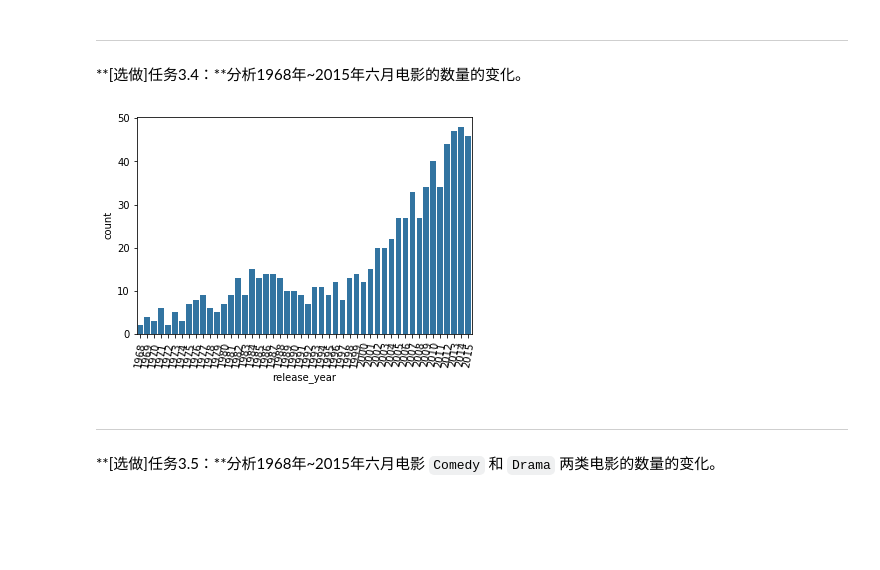
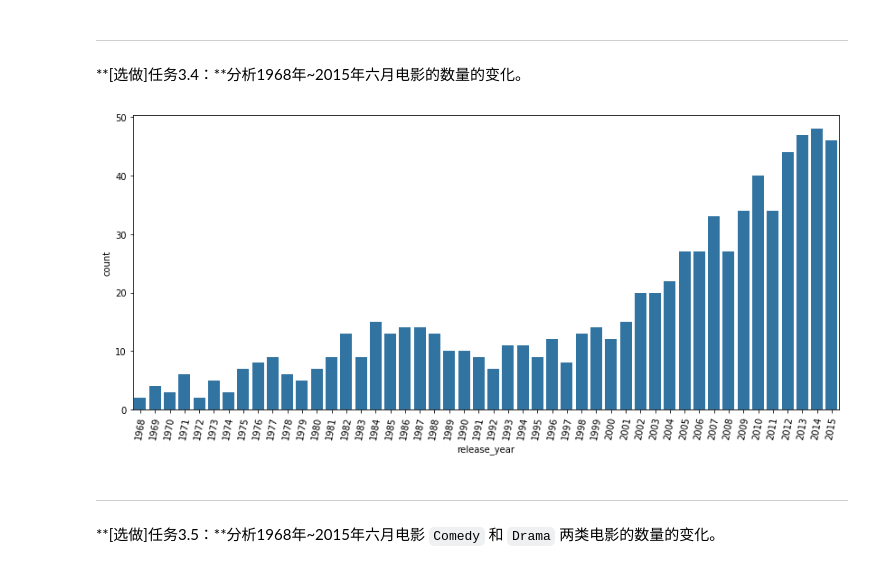
Before and after one commit to zhangyou646/udcity, a Jupyter notebook: P2_Explore_Movie_Dataset/Explore Movie Dataset.ipynb, the cells around one changed output. Drawn from its saved outputs; the diff is of its cells as text; code cells hidden in the pictures; blank space fills up the shorter version.

```diff
--- a/P2_Explore_Movie_Dataset/Explore Movie Dataset.ipynb
+++ b/P2_Explore_Movie_Dataset/Explore Movie Dataset.ipynb
@@ -194,12 +391,16 @@ sb.barplot(data = movie_popularity,y = 'original_title', x = 'popularity',color
 year_profit = movie_data[[ 'release_year']]
 # 插入利润列
 year_profit.insert(1,'profit',movie_data[ 'revenue'] - movie_data['budget'])
-# print(year_profit.describe())
-base_color = sb.color_palette()[0]
-# 用直方图显示年份和利润的关系
-sb.countplot(data = year_profit, x = 'release_year', color = base_color);
-plt.xticks(rotation = 90);
+# 求每一年的平均利润
+year_profit = year_profit.groupby((['release_year'])).mean()
+# 转成dataframe,索引变成列
+year_profit.reset_index(inplace=True)
+# print(year_profit)
+# year_profit['release_year'] = year_profit.index
+plt.figure(figsize=(14, 6));
+sb.barplot(data = year_profit,y = 'profit', x = 'release_year',color = base_color);
+plt.xticks(rotation = 70);
 
 # 简要分析
-# 从下图可以看出随着年份的增长，电影净利润总体也随着增长
+# 从下图可以看出随着年份的增长，电影净利润总体也随着增长，每年平均净利也是呈增长但后期变化不大
 # %% [output]
@@ -233,26 +436,30 @@ plt.xticks(rotation = 90);
 **[选做]任务3.4：**分析1968年~2015年六月电影的数量的变化。
 # %%
 # 柱状图
-movie_d1 = movie_data
+# movie_d1 = movie_data
 # 发行日期release_year转化成数字方便获取数据年份区间
-movie_d1['release_year'] = pd.to_numeric(movie_d1['release_year'])
-# 筛选1968年~2015年电影 数据
-movie_d1 = movie_d1[(movie_d1['release_year'] >= 1968) & (movie_d1['release_year'] <= 2015)]
+# movie_d1['release_year'] = pd.to_numeric(movie_d1['release_year'])
+# movie_d1 = movie_data['release_year'].between(1968, 2015)
+# # 筛选1968年~2015年电影 数据
+# movie_d1 = movie_d1[(movie_d1['release_year'] >= 1968) & (movie_d1['release_year'] <= 2015)]
+# 筛选1968年~2015年电影 数据(改进)
+movie_d1 = movie_data[movie_data['release_year'].between(1968, 2015)]
 # 选取1968年~2015年6月份的电影
 movie_d1 = movie_d1[movie_data['release_date'].str.startswith('6/')]
 # 分组获取
-movie_d2 = movie_d1.groupby(['release_year'])['imdb_id'].agg(['count'])
+movie_d2 = movie_d1.groupby(['release_year'])['id'].agg(['count'])
 # 将时间索引变成列
-movie_d2['release_year'] = movie_d2.index
-# movie_d2.reset_index(name = 'count') # ？？将序列转成dataframe,实际未生效
+movie_d2.reset_index(inplace=True)
+# movie_d2['release_year'] = movie_d2.index
 # print(movie_d2)
 # 绘制968年~2015年六月电影的数量的柱状图
+plt.figure(figsize=(14, 6));
 sb.barplot(data = movie_d2,y = 'count', x = 'release_year',color = base_color);
 plt.xticks(rotation = 80);
 # 简要分析
 # 如下图1968年~2015年六月电影随着年份的增长，电影数量也逐渐的增多,中间1989－2000年6月份电影数量有点下降
 # %% [output]
-[figure, old version]
+[figure, new version]
 # %% [markdown]
 ---
 
```
Also changed, not shown: parts of 16 cells of this notebook, 2 other files.
